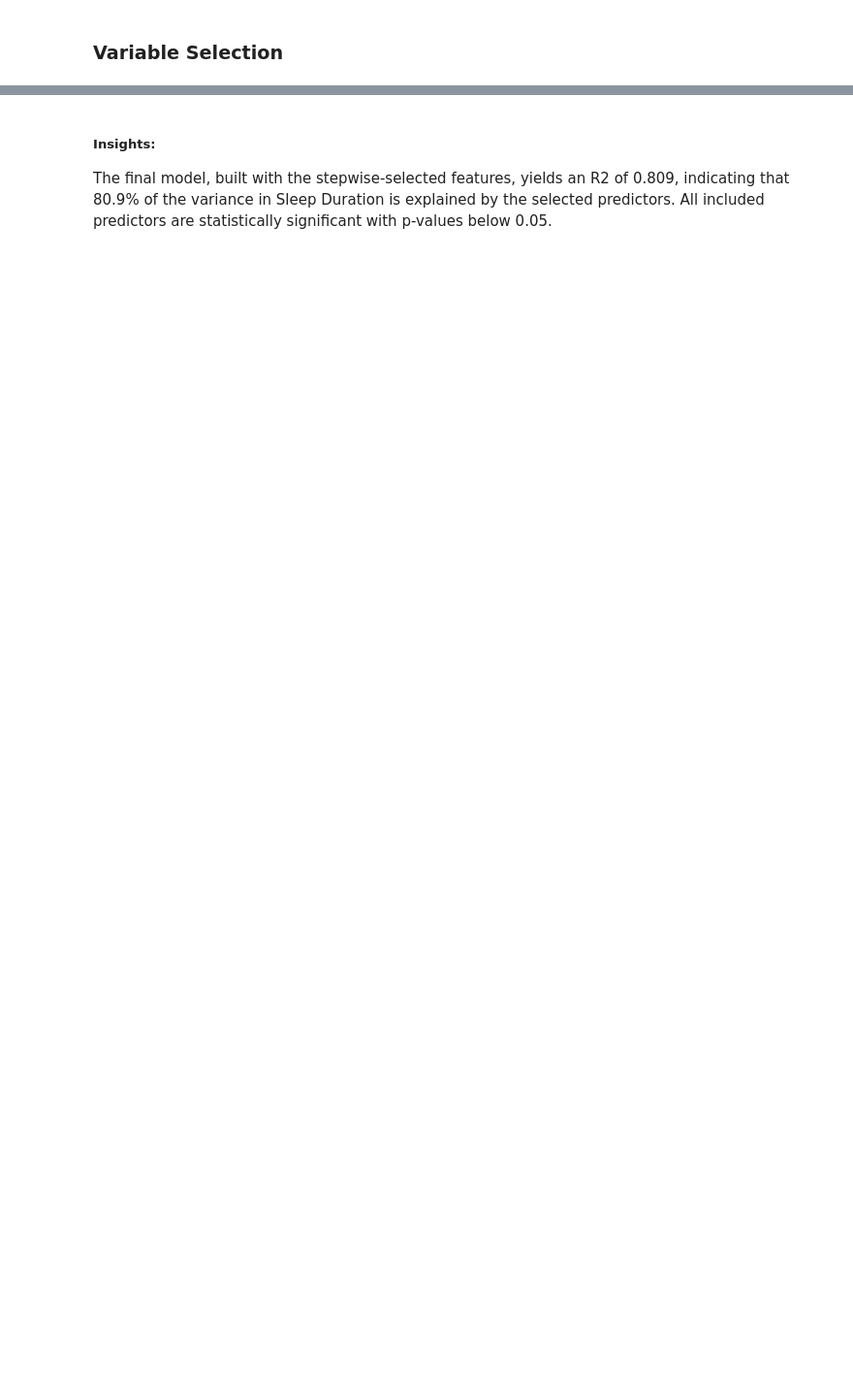
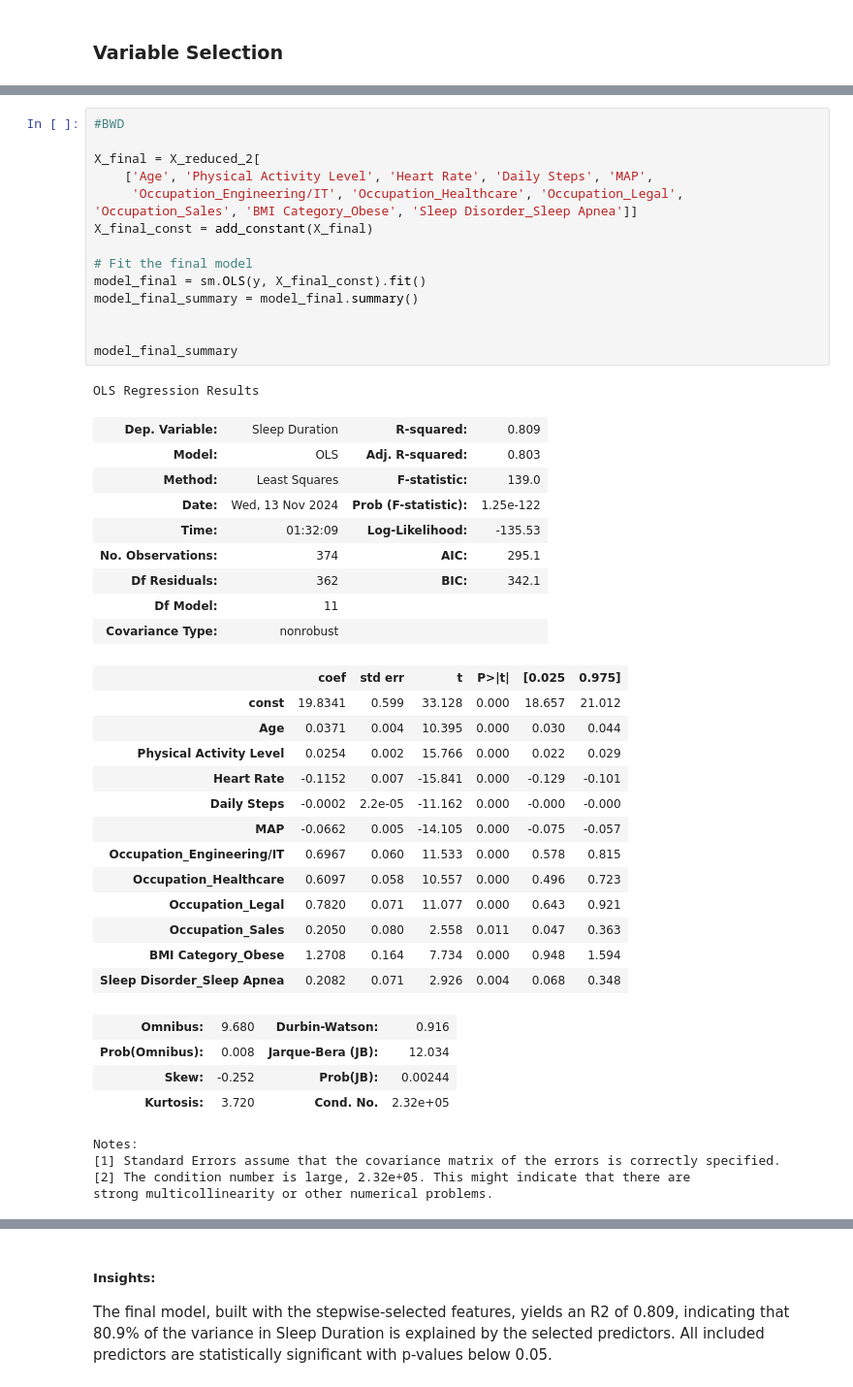
Before and after one commit to AzlinRusnan/Sleep_Quality_Analysis, a Jupyter notebook: Sleep_Duration_vs_Quality.ipynb, the cells around one changed output, grey strips where cells are left out. Shown at 97% size. Drawn from its saved outputs; the diff is of its cells as text; blank space fills up the shorter version.

```diff
--- a/Sleep_Duration_vs_Quality.ipynb
+++ b/Sleep_Duration_vs_Quality.ipynb
@@ -536 +596,47 @@ Stepwise Selection Results:
+# %%
+#BWD
+
+X_final = X_reduced_2[
+    ['Age', 'Physical Activity Level', 'Heart Rate', 'Daily Steps', 'MAP',
+     'Occupation_Engineering/IT', 'Occupation_Healthcare', 'Occupation_Legal', 'Occupation_Sales', 'BMI Category_Obese', 'Sleep Disorder_Sleep Apnea']]
+X_final_const = add_constant(X_final)
+
+# Fit the final model
+model_final = sm.OLS(y, X_final_const).fit()
+model_final_summary = model_final.summary()
+
+
+model_final_summary
+# %% [output]
+OLS Regression Results
+| Dep. Variable: | Sleep Duration | R-squared: | 0.809 |
+| Model: | OLS | Adj. R-squared: | 0.803 |
+| Method: | Least Squares | F-statistic: | 139.0 |
+| Date: | Wed, 13 Nov 2024 | Prob (F-statistic): | 1.25e-122 |
+| Time: | 01:32:09 | Log-Likelihood: | -135.53 |
+| No. Observations: | 374 | AIC: | 295.1 |
+| Df Residuals: | 362 | BIC: | 342.1 |
+| Df Model: | 11 |  |  |
+| Covariance Type: | nonrobust |  |  |
+|  | coef | std err | t | P>|t| | [0.025 | 0.975] |
+| const | 19.8341 | 0.599 | 33.128 | 0.000 | 18.657 | 21.012 |
+| Age | 0.0371 | 0.004 | 10.395 | 0.000 | 0.030 | 0.044 |
+| Physical Activity Level | 0.0254 | 0.002 | 15.766 | 0.000 | 0.022 | 0.029 |
+| Heart Rate | -0.1152 | 0.007 | -15.841 | 0.000 | -0.129 | -0.101 |
+| Daily Steps | -0.0002 | 2.2e-05 | -11.162 | 0.000 | -0.000 | -0.000 |
+| MAP | -0.0662 | 0.005 | -14.105 | 0.000 | -0.075 | -0.057 |
+| Occupation_Engineering/IT | 0.6967 | 0.060 | 11.533 | 0.000 | 0.578 | 0.815 |
+| Occupation_Healthcare | 0.6097 | 0.058 | 10.557 | 0.000 | 0.496 | 0.723 |
+| Occupation_Legal | 0.7820 | 0.071 | 11.077 | 0.000 | 0.643 | 0.921 |
+| Occupation_Sales | 0.2050 | 0.080 | 2.558 | 0.011 | 0.047 | 0.363 |
+| BMI Category_Obese | 1.2708 | 0.164 | 7.734 | 0.000 | 0.948 | 1.594 |
+| Sleep Disorder_Sleep Apnea | 0.2082 | 0.071 | 2.926 | 0.004 | 0.068 | 0.348 |
+| Omnibus: | 9.680 | Durbin-Watson: | 0.916 |
+| Prob(Omnibus): | 0.008 | Jarque-Bera (JB): | 12.034 |
+| Skew: | -0.252 | Prob(JB): | 0.00244 |
+| Kurtosis: | 3.720 | Cond. No. | 2.32e+05 |
+Notes:
+[1] Standard Errors assume that the covariance matrix of the errors is correctly specified.
+[2] The condition number is large, 2.32e+05. This might indicate that there are
+strong multicollinearity or other numerical problems.
 # %%
```
Also changed, not shown: parts of 14 cells of this notebook.
